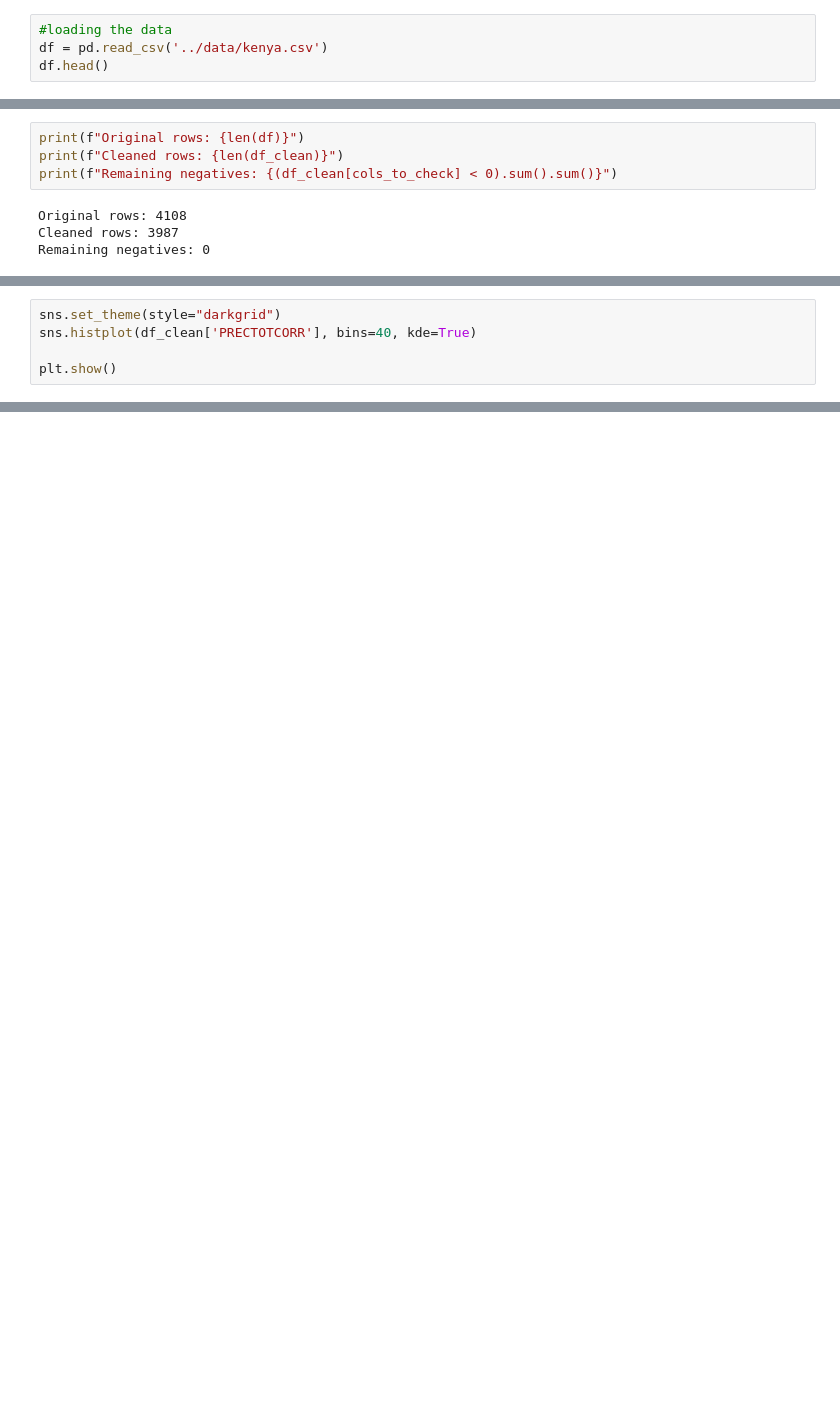
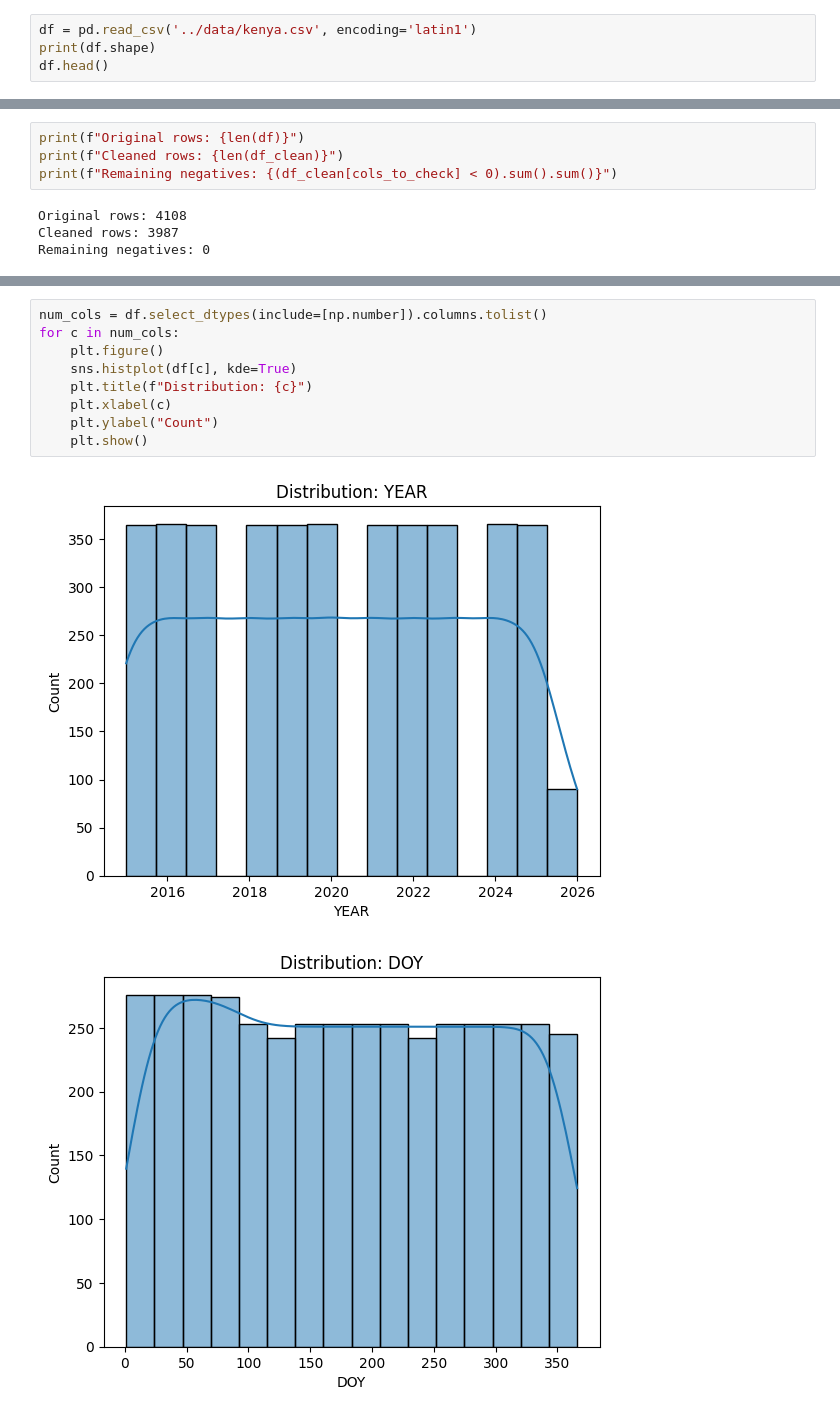
Before and after one commit to tibarekb/climate-challenge-week0, a Jupyter notebook: notebooks/kenya_eda.ipynb, the cells around one changed output, grey strips where cells are left out. Saved outputs shown, nothing was run; the diff lists cells and outputs as text; blank space fills up the shorter version.

Commit message:
feat(Kenya): Added annotation and Final changes

```diff
--- a/notebooks/kenya_eda.ipynb
+++ b/notebooks/kenya_eda.ipynb
@@ -11,5 +11,5 @@ from scipy import stats
 # %%
-#loading the data
-df = pd.read_csv('../data/kenya.csv')
+df = pd.read_csv('../data/kenya.csv', encoding='latin1')
+print(df.shape)
 df.head()
 # %% [output]
@@ -194,5 +161,0 @@ plt.show()
-# %%
-sns.set_theme(style="darkgrid")
-sns.histplot(df_clean['PRECTOTCORR'], bins=40, kde=True)
-
-plt.show()
@@ -205,0 +183,12 @@ plt.scatter(x='T2M', y='RH2M', data=df_clean, s='PRECTOTCORR')
+# %%
+num_cols = df.select_dtypes(include=[np.number]).columns.tolist()
+for c in num_cols:
+    plt.figure()
+    sns.histplot(df[c], kde=True)
+    plt.title(f"Distribution: {c}")
+    plt.xlabel(c)
+    plt.ylabel("Count")
+    plt.show()
+# %% [output]
+[figure, added]
+[figure, added]
```
Also changed, not shown: parts of 68 cells of this notebook, 2 other files.
